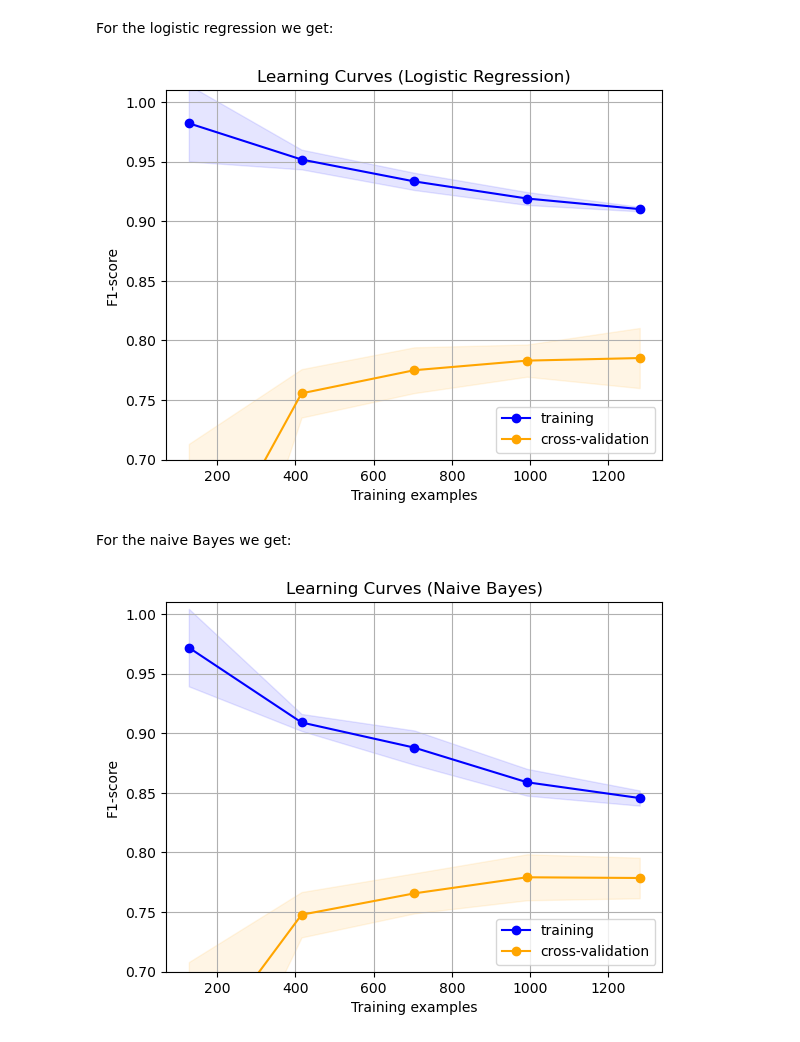
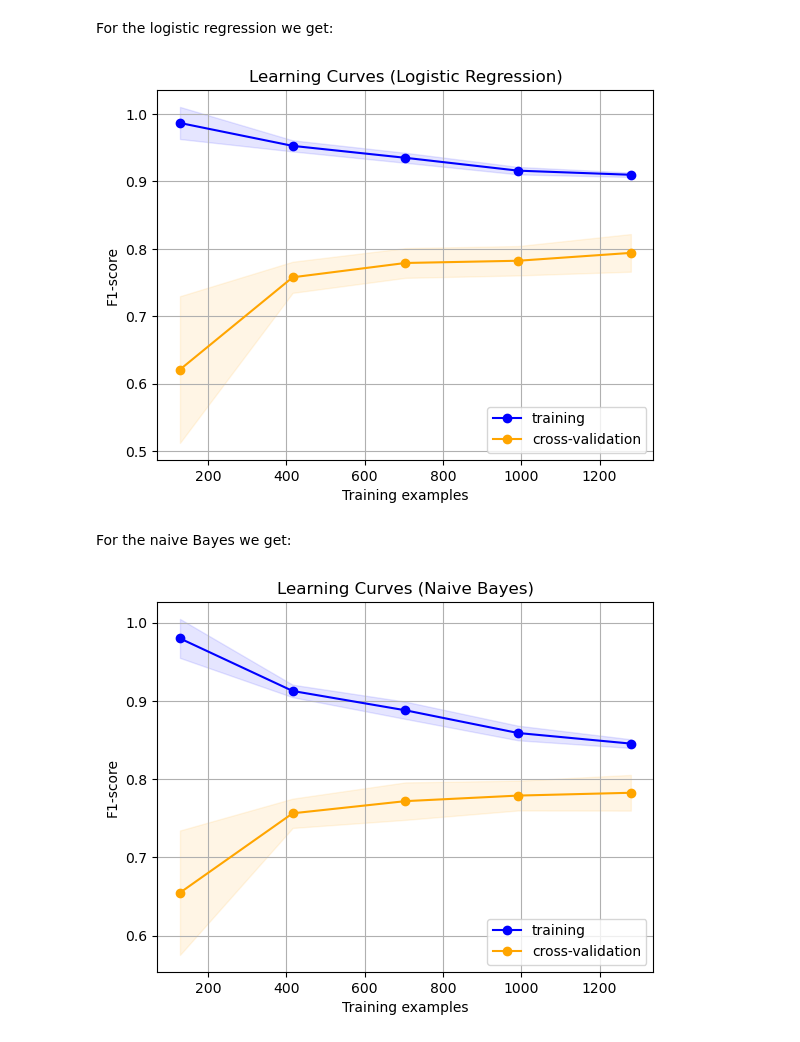
Before and after one commit to sonqo/msc-data-science, a Jupyter notebook: 5-text-analytics/tf-idf-sentiment-analysis/tf-idf.ipynb, the cells around one changed output. Drawn from its saved outputs; the diff is of its cells as text; code cells hidden in the pictures.

```diff
--- a/5-text-analytics/tf-idf-sentiment-analysis/tf-idf.ipynb
+++ b/5-text-analytics/tf-idf-sentiment-analysis/tf-idf.ipynb
@@ -138,0 +175,22 @@ We move on to the testing set:
+# %%
+parameters = {
+    'penalty': ['l1', 'l2'],
+    'C': [0.0001, 0.001, 0.01, 0.1, 1.0, 10.0]
+}
+
+logistic_clf = LogisticRegression(solver="liblinear")
+gscv = GridSearchCV(logistic_clf, parameters, cv=10)
+gscv.fit(x_train_tfidf, y_train)
+
+# train: precision, recall, f1
+predictions_train = gscv.predict(x_train_tfidf)
+print('Training set')
+print('============')
+print(classification_report(y_train, predictions_train))
+
+# train: auc
+auc_class0_train = calculate_class_AUC_score(y_train, predictions_train, '0')
+print('class 0 AUC: {0:.3f}'.format(auc_class0_train))
+auc_class1_train = calculate_class_AUC_score(y_train, predictions_train, '1')
+print('class 1 AUC: {0:.3f}\n'.format(auc_class1_train))
+print('macro-average AUC: {0:.3f}'.format((auc_class0_train + auc_class1_train)/2))
@@ -175,9 +255,14 @@ macro-average AUC: 0.793
 # %%
-bayes_clf = MultinomialNB()  # you can also use Gaussian Naive Bayes
-bayes_clf.fit(x_train_tfidf, y_train)
+parameters = {
+    'alpha': [0.0001, 0.001, 0.01, 0.1, 1.0, 10]
+}
+
+bayes_clf = MultinomialNB()
+gscv = GridSearchCV(bayes_clf, parameters, cv=10)
+gscv.fit(x_train_tfidf, y_train)
 
 # train: precision, recall, f1
-predictions_train = bayes_clf.predict(x_train_tfidf)
+predictions_train = gscv.predict(x_train_tfidf)
 print('Training set')
 print('============')
 print(classification_report(y_train, predictions_train))
@@ -246,7 +335,7 @@ macro-average AUC: 0.765
 
 As a last step we will plot the learning of the classifiers used in this exercise:
 # %%
-def plot_learning_curve(estimator, title, X, y, ylim=None, cv=None, n_jobs=1, train_sizes=np.linspace(.1, 1.0, 5)):
+def plot_learning_curve(estimator, title, X, y, ylim=None, cv=None, n_jobs=1, train_sizes=np.linspace(0.1, 1.0, 5)):
     """
     Helper function for plotting classifier learning curves.
     """
@@ -266,10 +355,10 @@ def plot_learning_curve(estimator, title, X, y, ylim=None, cv=None, n_jobs=1, tr
 
     plt.grid()
 
-    plt.fill_between(train_sizes, train_scores_mean - train_scores_std, train_scores_mean + train_scores_std, alpha=0.1, color="b")
-    plt.fill_between(train_sizes, test_scores_mean - test_scores_std, test_scores_mean + test_scores_std, alpha=0.1, color="orange")
+    plt.fill_between(train_sizes, train_scores_mean-train_scores_std, train_scores_mean+train_scores_std, alpha=0.1, color="blue")
+    plt.fill_between(train_sizes, test_scores_mean - test_scores_std, test_scores_mean+test_scores_std, alpha=0.1, color="orange")
 
-    plt.plot(train_sizes, train_scores_mean, 'o-', color="b", label="training")
+    plt.plot(train_sizes, train_scores_mean, 'o-', color="blue", label="training")
     plt.plot(train_sizes, test_scores_mean, 'o-', color="orange", label="cross-validation")
 
     plt.legend(loc="lower right")
@@ -279,17 +368,17 @@ def plot_learning_curve(estimator, title, X, y, ylim=None, cv=None, n_jobs=1, tr
 For the logistic regression we get:
 # %%
 title = "Learning Curves (Logistic Regression)"
-cv = ShuffleSplit(n_splits=5, test_size=0.2, random_state=0)
-plot_learning_curve(logistic_clf, title, x_train_tfidf, y_train, ylim=(0.7, 1.01), cv=cv, n_jobs=-1)
+cv = ShuffleSplit(n_splits=10, test_size=0.2, random_state=0)
+plot_learning_curve(logistic_clf, title, x_train_tfidf, y_train, cv=cv, n_jobs=-1)
 plt.show()
 # %% [output]
-[figure, old version]
+[figure, new version]
 # %% [markdown]
 For the naive Bayes we get:
 # %%
 title = "Learning Curves (Naive Bayes)"
-cv = ShuffleSplit(n_splits=5, test_size=0.2, random_state=0)
-plot_learning_curve(bayes_clf, title, x_train_tfidf, y_train, ylim=(0.7, 1.01), cv=cv, n_jobs=-1)
+cv = ShuffleSplit(n_splits=10, test_size=0.2, random_state=0)
+plot_learning_curve(bayes_clf, title, x_train_tfidf, y_train, cv=cv, n_jobs=-1)
 plt.show()
 # %% [output]
-[figure, old version]
+[figure, new version]
```
Also changed, not shown: parts of 17 cells of this notebook.
